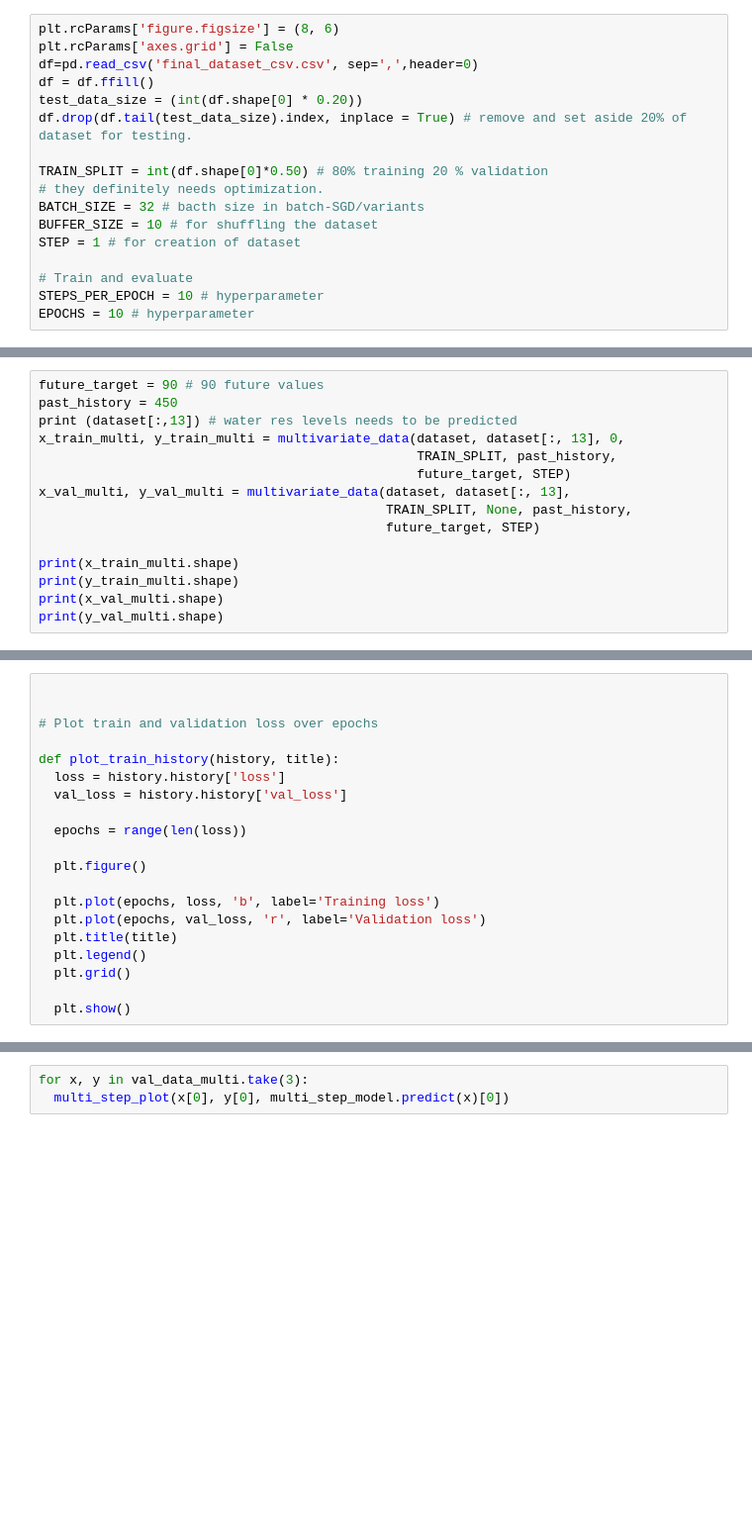
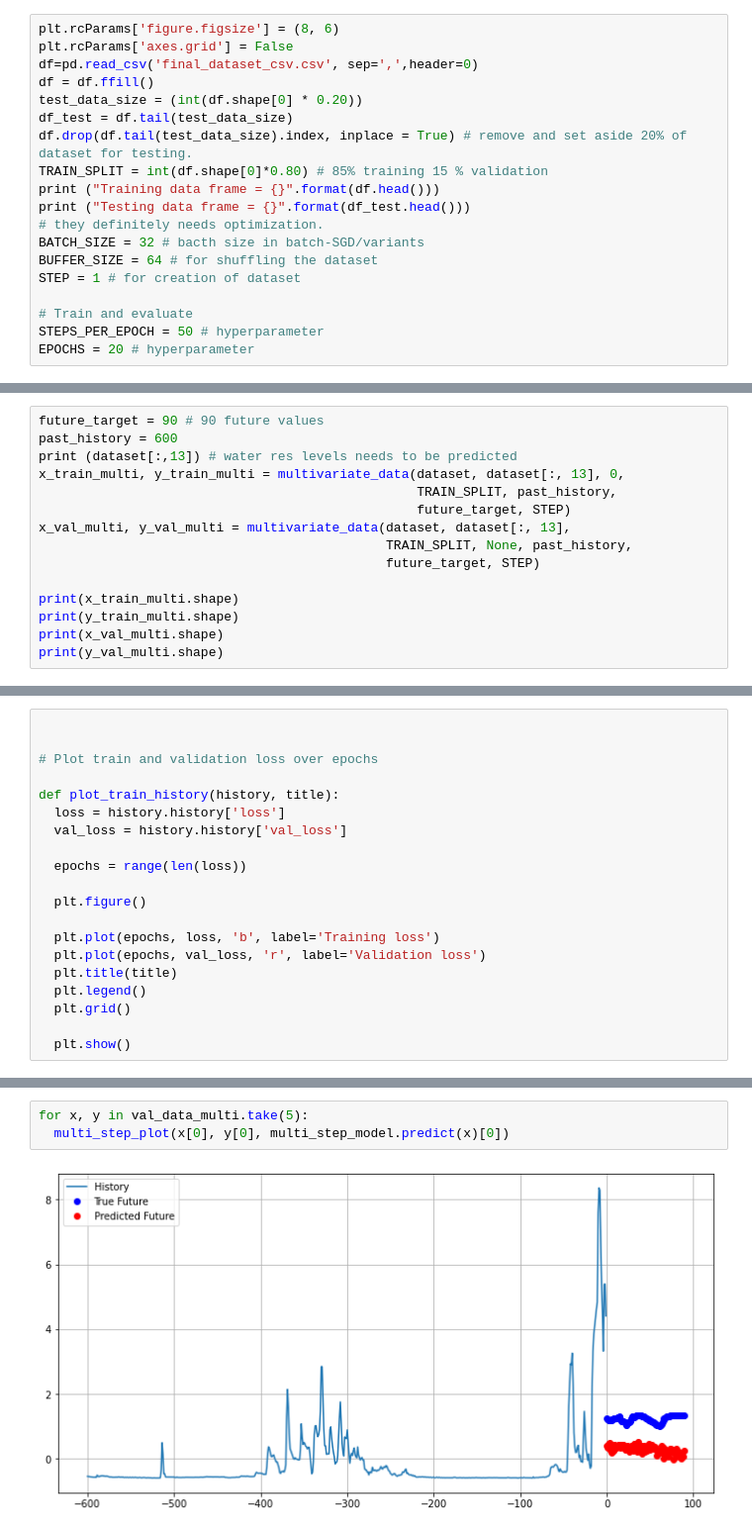
Before and after one commit to goelshivam1210/teamPoseidon, a Jupyter notebook: dataset_play.ipynb, the cells around one changed output, grey strips where cells are left out. Shown: that part at 99% size. Saved outputs shown, nothing was run; the diff lists cells and outputs as text; blank space fills up the shorter version.

```diff
--- a/dataset_play.ipynb
+++ b/dataset_play.ipynb
@@ -19,14 +26,16 @@ plt.rcParams['axes.grid'] = False
 df=pd.read_csv('final_dataset_csv.csv', sep=',',header=0)
 df = df.ffill()
 test_data_size = (int(df.shape[0] * 0.20))
+df_test = df.tail(test_data_size)
 df.drop(df.tail(test_data_size).index, inplace = True) # remove and set aside 20% of dataset for testing.
-
-TRAIN_SPLIT = int(df.shape[0]*0.50) # 80% training 20 % validation
+TRAIN_SPLIT = int(df.shape[0]*0.80) # 85% training 15 % validation
+print ("Training data frame = {}".format(df.head()))
+print ("Testing data frame = {}".format(df_test.head()))
 # they definitely needs optimization.
 BATCH_SIZE = 32 # bacth size in batch-SGD/variants
-BUFFER_SIZE = 10 # for shuffling the dataset
+BUFFER_SIZE = 64 # for shuffling the dataset
 STEP = 1 # for creation of dataset
 
 # Train and evaluate
-STEPS_PER_EPOCH = 10 # hyperparameter
-EPOCHS = 10 # hyperparameter
+STEPS_PER_EPOCH = 50 # hyperparameter
+EPOCHS = 20 # hyperparameter
@@ -122,7 +142,7 @@ dataset.shape
 (2649, 14)
 # %%
 future_target = 90 # 90 future values
-past_history = 450
+past_history = 600
 print (dataset[:,13]) # water res levels needs to be predicted
 x_train_multi, y_train_multi = multivariate_data(dataset, dataset[:, 13], 0,
                                                  TRAIN_SPLIT, past_history,
@@ -240,3 +267,5 @@ plot_train_history(multi_step_history, 'Multi-Step Training and validation loss'
 # %%
-for x, y in val_data_multi.take(3):
+for x, y in val_data_multi.take(5):
   multi_step_plot(x[0], y[0], multi_step_model.predict(x)[0])
+# %% [output]
+[figure, added]
```
Also changed, not shown: parts of 13 cells of this notebook, 2 other files.
